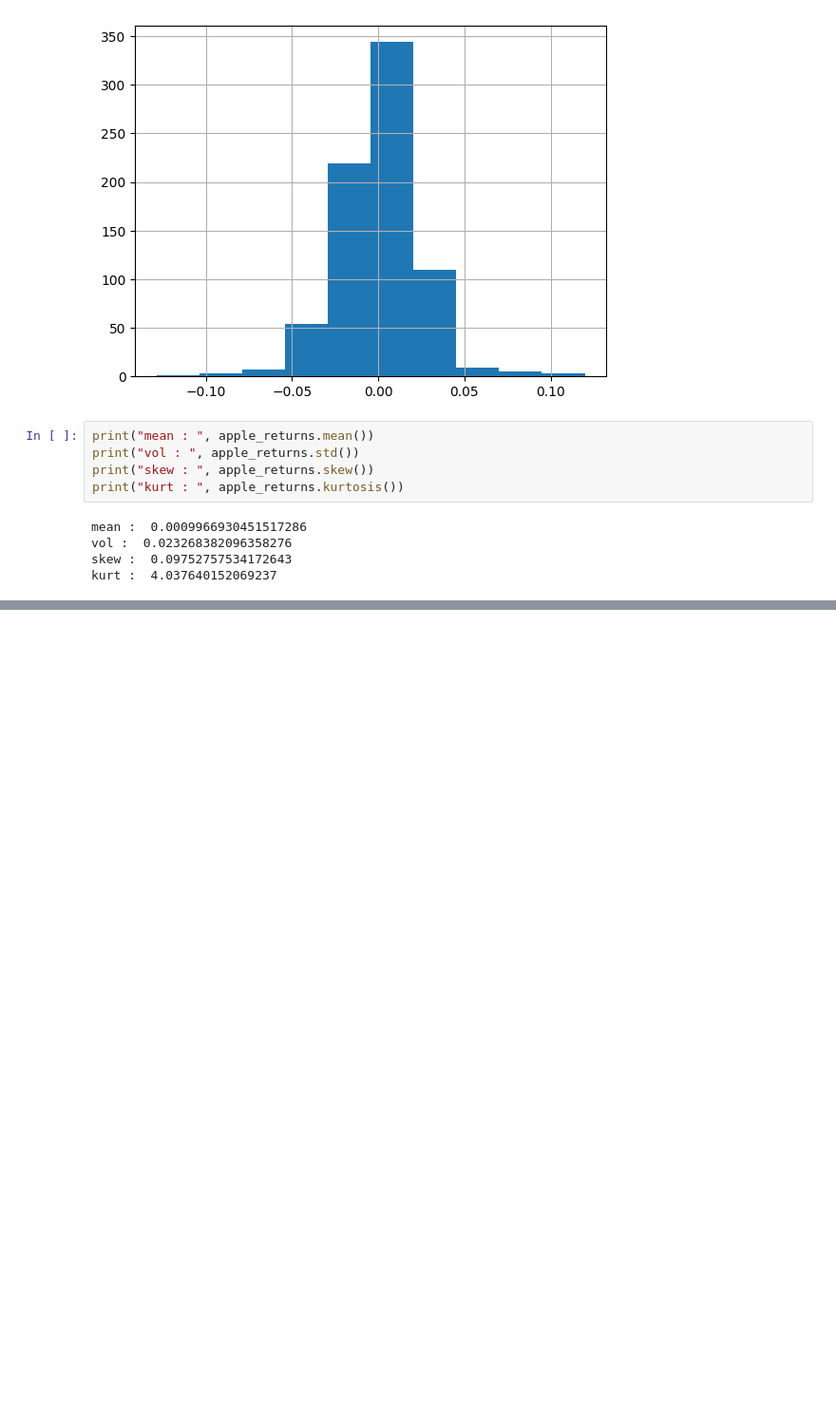
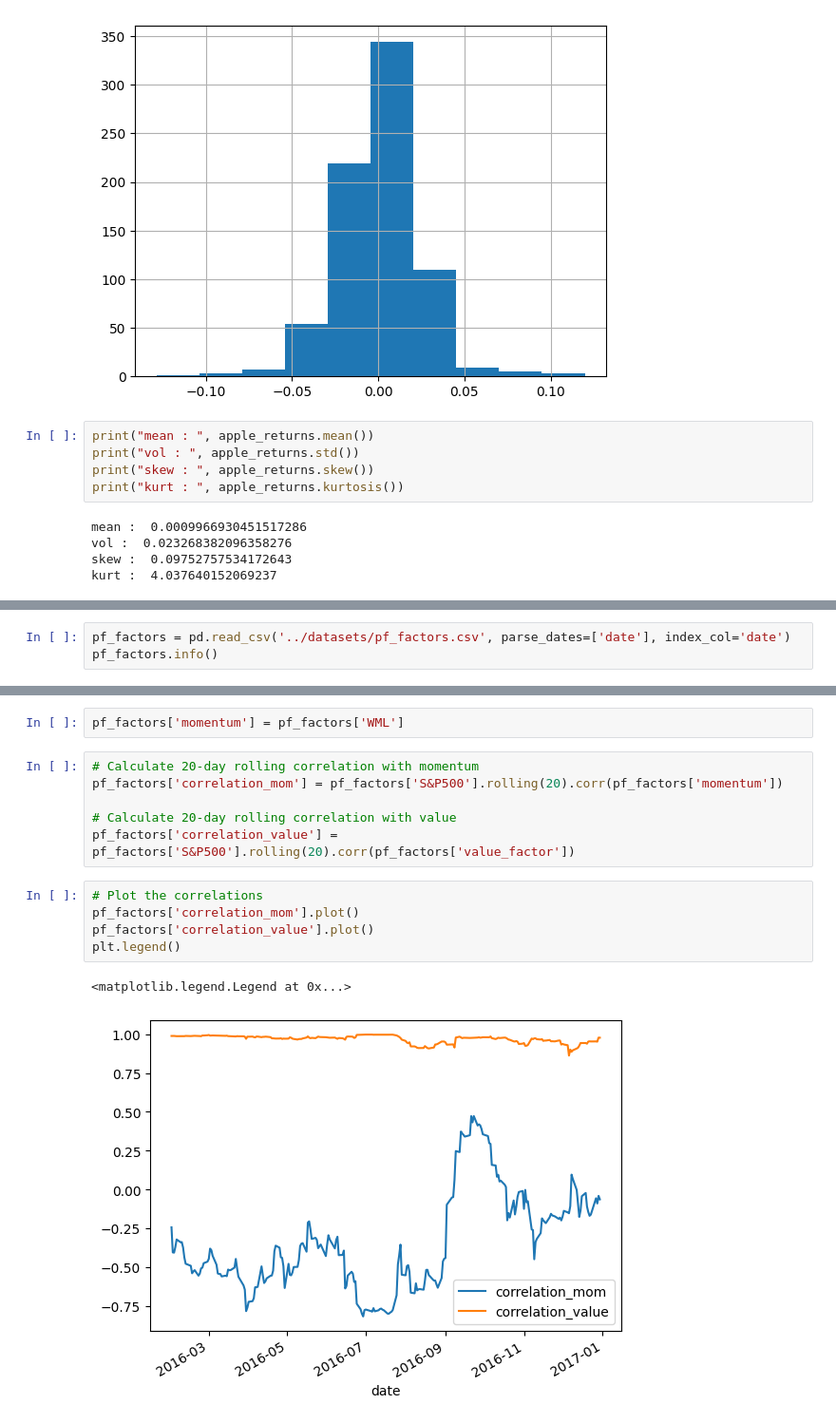
Before and after one commit to quyenphamkhac/py4fin, a Jupyter notebook: portfolio_analysis/basic_analysis.ipynb, the cells around one changed output, grey strips where cells are left out. Shown at 95% size. Drawn from its saved outputs; the diff is of its cells as text; blank space fills up the shorter version.

Commit message:
feat: factor investing, draw-down

```diff
--- a/portfolio_analysis/basic_analysis.ipynb
+++ b/portfolio_analysis/basic_analysis.ipynb
@@ -216,0 +412,3 @@ kurt :  4.037640152069237
+# %%
+pf_factors = pd.read_csv('../datasets/pf_factors.csv', parse_dates=['date'], index_col='date')
+pf_factors.info()
@@ -216,0 +427,16 @@ kurt :  4.037640152069237
+# %%
+pf_factors['momentum'] = pf_factors['WML']
+# %%
+# Calculate 20-day rolling correlation with momentum
+pf_factors['correlation_mom'] = pf_factors['S&P500'].rolling(20).corr(pf_factors['momentum'])
+
+# Calculate 20-day rolling correlation with value
+pf_factors['correlation_value'] = pf_factors['S&P500'].rolling(20).corr(pf_factors['value_factor'])
+# %%
+# Plot the correlations
+pf_factors['correlation_mom'].plot()
+pf_factors['correlation_value'].plot()
+plt.legend()
+# %% [output]
+<matplotlib.legend.Legend at 0x...>
+[figure, added]
```
Also changed, not shown: parts of 28 cells of this notebook, 12 other files.
